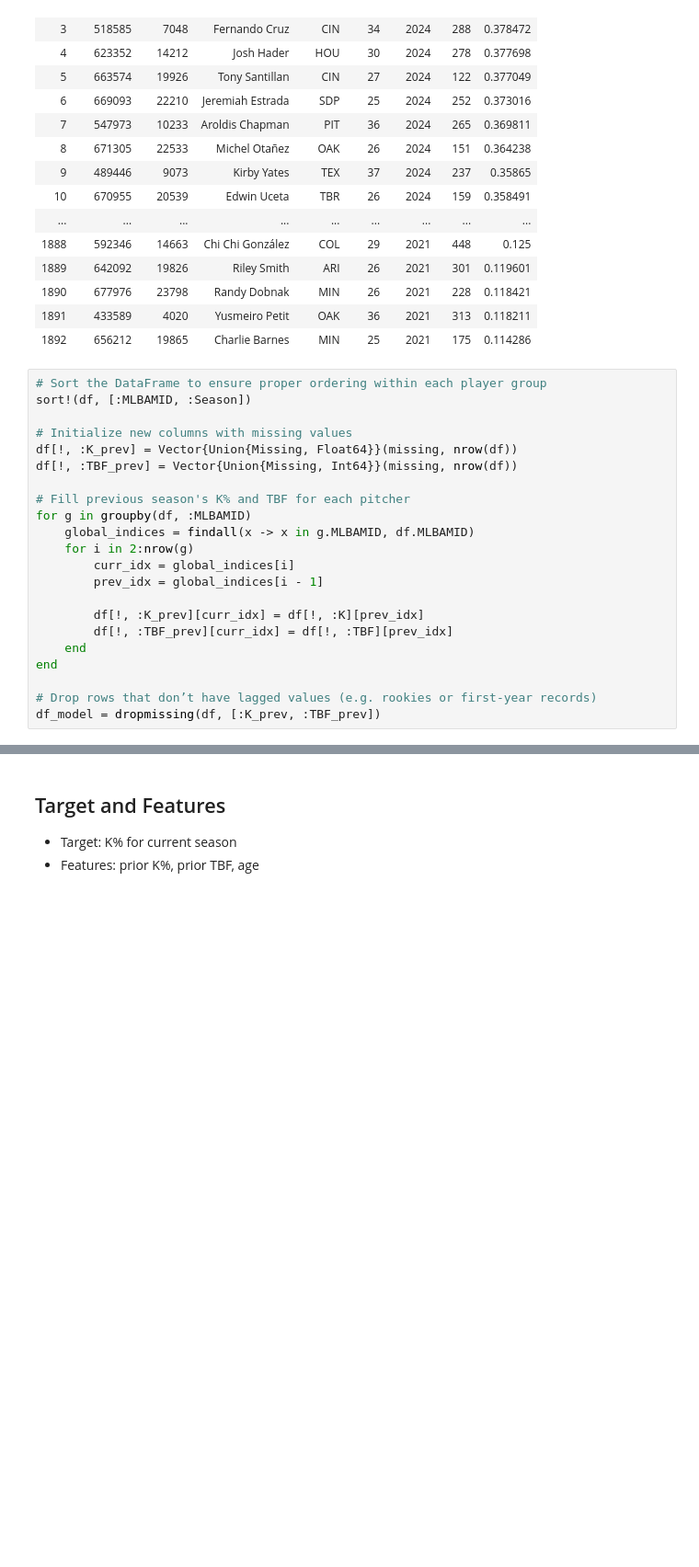
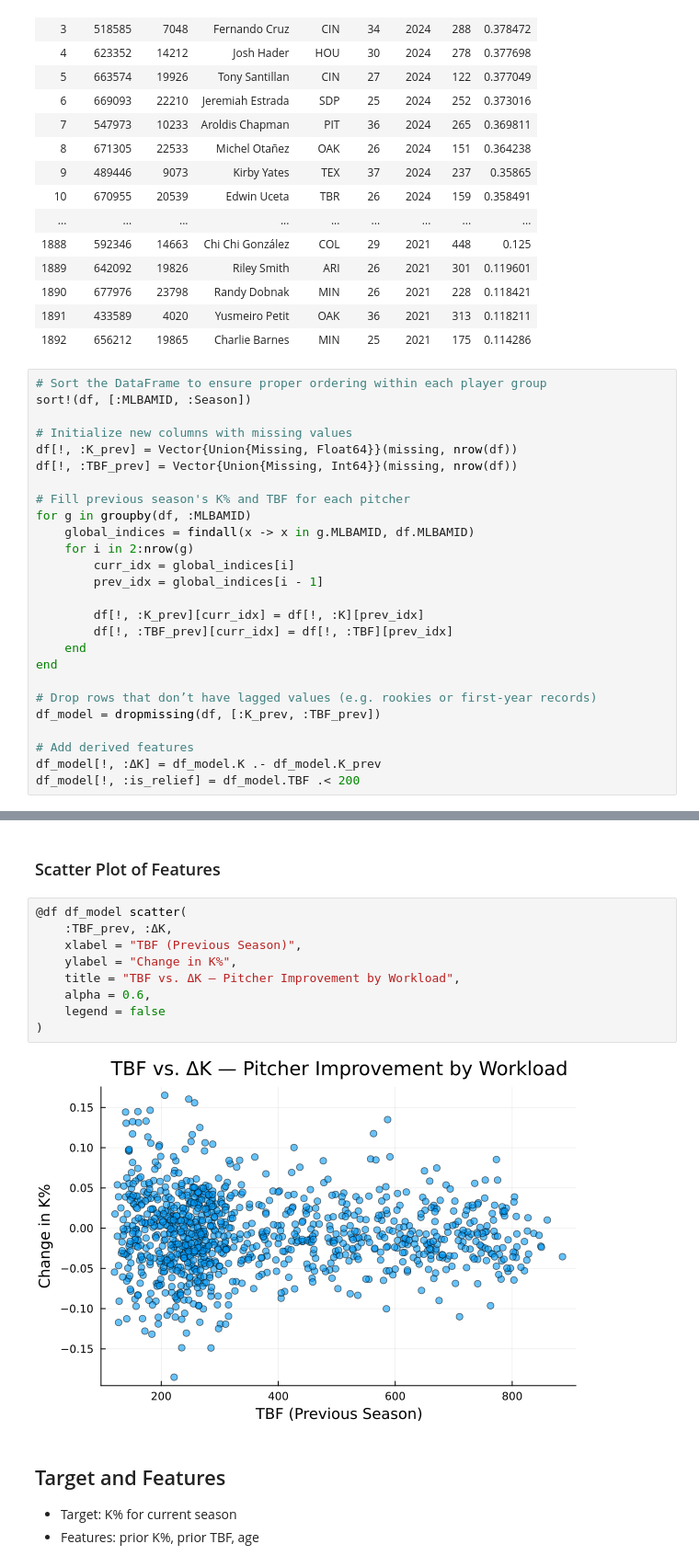
Before and after one commit to williamsryan/QuantAnalysisAssets, a Jupyter notebook: phillies_takehome/phillies_kpercent_model.ipynb, the cells around one changed output, grey strips where cells are left out. Shown at 92% size. Drawn from its saved outputs; the diff is of its cells as text; blank space fills up the shorter version.

```diff
--- a/phillies_takehome/phillies_kpercent_model.ipynb
+++ b/phillies_takehome/phillies_kpercent_model.ipynb
@@ -107,4 +104,8 @@ end
 
 # Drop rows that don’t have lagged values (e.g. rookies or first-year records)
 df_model = dropmissing(df, [:K_prev, :TBF_prev])
+
+# Add derived features
+df_model[!, :ΔK] = df_model.K .- df_model.K_prev
+df_model[!, :is_relief] = df_model.TBF .< 200
 # %% [output]
@@ -131,3 +129,16 @@ df_model = dropmissing(df, [:K_prev, :TBF_prev])
+# %% [markdown]
+### Scatter Plot of Features
+# %%
+@df df_model scatter(
+    :TBF_prev, :ΔK,
+    xlabel = "TBF (Previous Season)",
+    ylabel = "Change in K%",
+    title = "TBF vs. ΔK — Pitcher Improvement by Workload",
+    alpha = 0.6,
+    legend = false
+)
+# %% [output]
+[figure, added]
 # %% [markdown]
 ## Target and Features
 - Target: K% for current season
```
Also changed, not shown: parts of 8 cells of this notebook.
